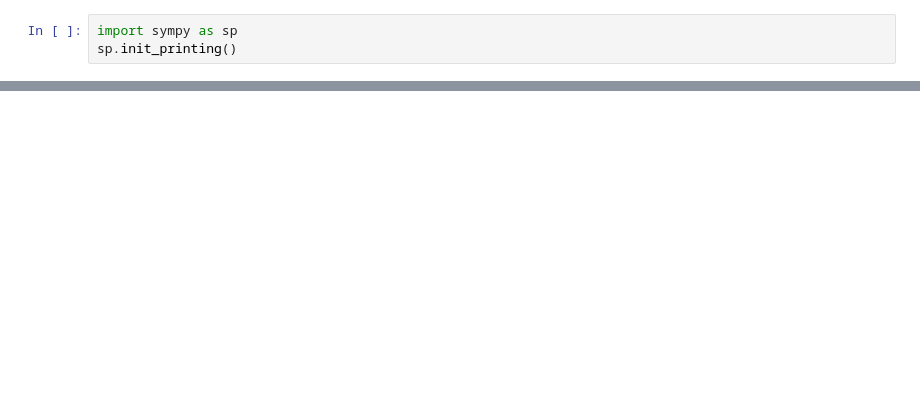
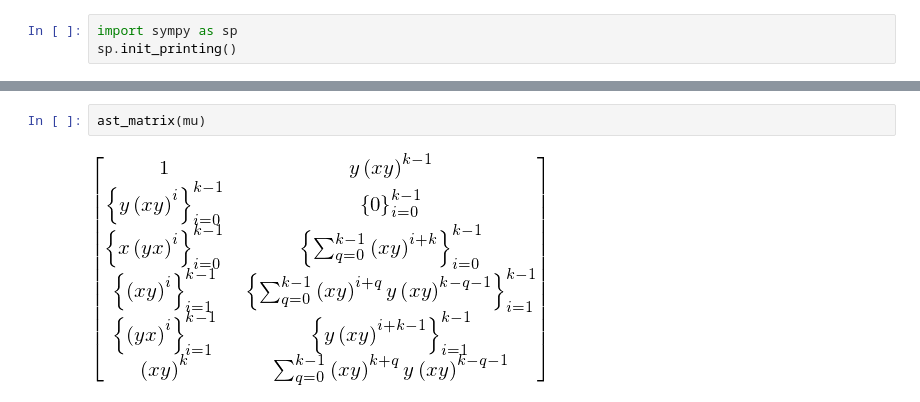
Before and after one commit to dniku/symbolic-computations, a Jupyter notebook: cohomology.ipynb, the cells around one changed output, grey strips where cells are left out. Cells and saved outputs as stored; diff of their text form; blank space fills up the shorter version.

```diff
--- a/cohomology.ipynb
+++ b/cohomology.ipynb
@@ -169,0 +30,4 @@ xreplace → <bound method Basic.xreplace of SeqFormula(y*(x*y)**i, (i, 0, k - 1
+# %%
+ast_matrix(mu)
+# %% [output]
+[figure, added]
```
Also changed, not shown: parts of 41 cells of this notebook.
